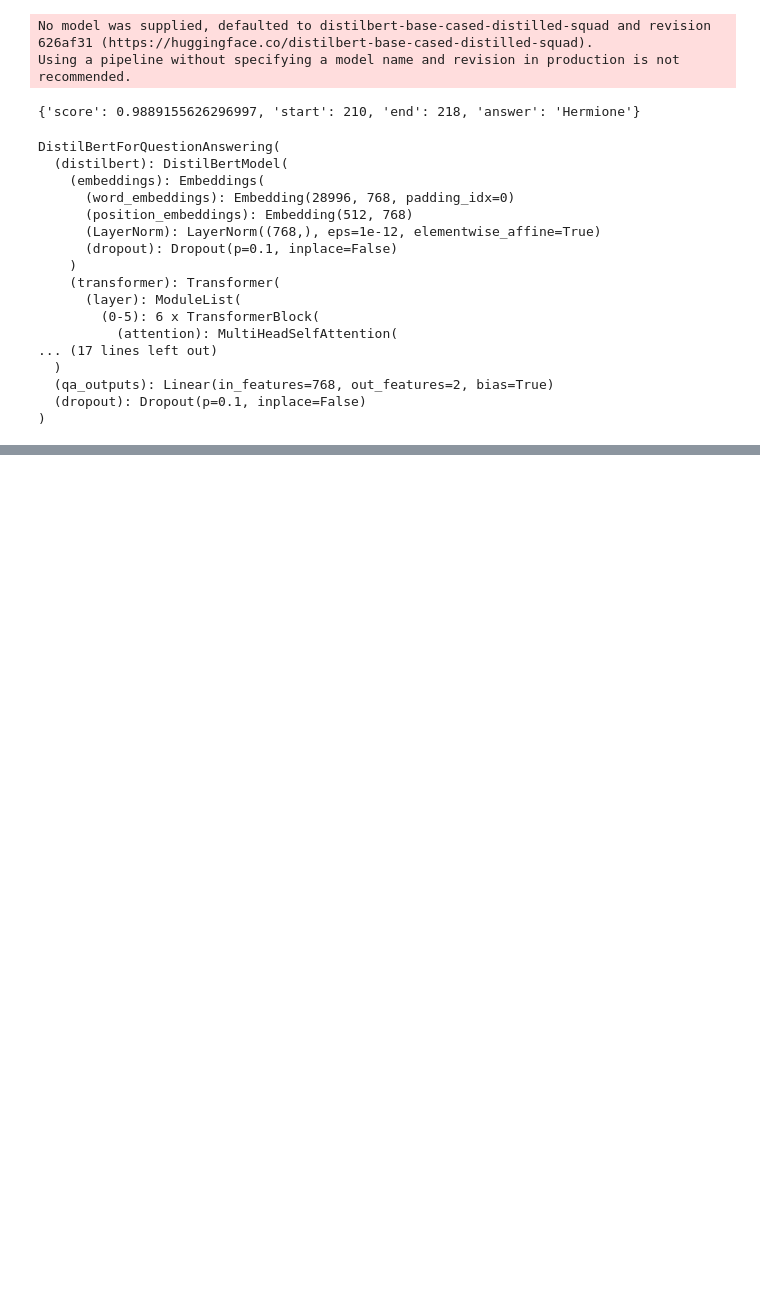
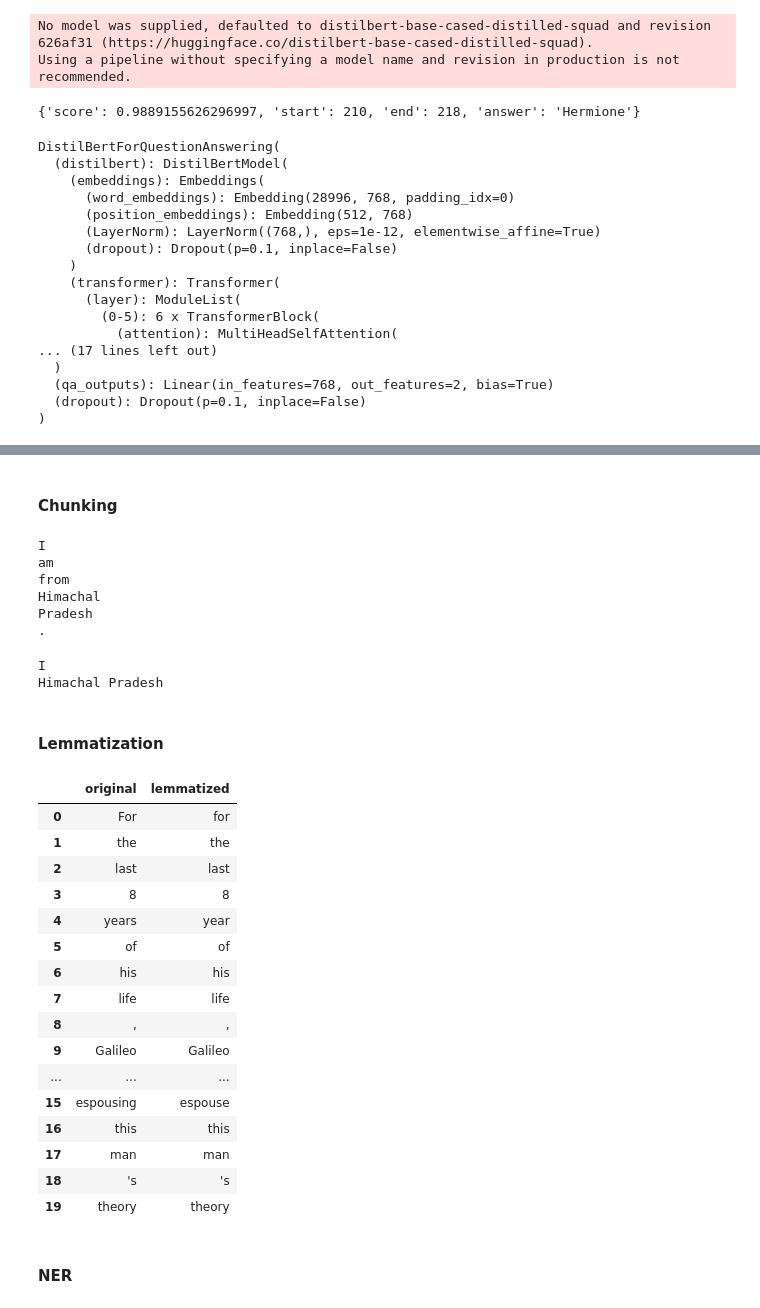
Before and after one commit to suntahav/nlp-practice, a Jupyter notebook: transformers/start_transformer.ipynb, the cells around one changed output, grey strips where cells are left out. Cells and saved outputs as stored; diff of their text form; code cells hidden in the pictures; blank space fills up the shorter version.

Commit message:
Spacy Section basic tasks done

```diff
--- a/transformers/start_transformer.ipynb
+++ b/transformers/start_transformer.ipynb
@@ -88,0 +217,3 @@ DistilBertForQuestionAnswering(
+# %%
+for token in q1_tokens:
+  print(token.text, token.pos_, spacy.explain(token.pos_))
@@ -88,0 +243,3 @@ DistilBertForQuestionAnswering(
+# %%
+for token in q1_tokens:
+  print(token.text, token.dep_, spacy.explain(token.dep_))
@@ -88,0 +273,48 @@ DistilBertForQuestionAnswering(
+# %% [markdown]
+#### Chunking
+# %%
+for token in nlp("I am from Himachal Pradesh."):
+  print(token.text)
+# %% [output]
+I
+am
+from
+Himachal
+Pradesh
+.
+# %%
+for token in nlp("I am from Himachal Pradesh.").noun_chunks:
+  print(token.text)
+# %% [output]
+I
+Himachal Pradesh
+# %% [markdown]
+#### Lemmatization
+# %%
+lemmatization = pd.DataFrame(data = [], columns= ['original', 'lemmatized'])
+i = 0
+for token in q1_tokens:
+  lemmatization.loc[i, 'original'] = token.text
+  lemmatization.loc[i, 'lemmatized'] = token.lemma_
+  i += 1
+lemmatization
+# %% [output]
+|  | original | lemmatized |
+| 0 | For | for |
+| 1 | the | the |
+| 2 | last | last |
+| 3 | 8 | 8 |
+| 4 | years | year |
+| 5 | of | of |
+| 6 | his | his |
+| 7 | life | life |
+| 8 | , | , |
+| 9 | Galileo | Galileo |
+| ... | ... | ... |
+| 15 | espousing | espouse |
+| 16 | this | this |
+| 17 | man | man |
+| 18 | 's | 's |
+| 19 | theory | theory |
+# %% [markdown]
+#### NER
```
Also changed, not shown: parts of 29 cells of this notebook.
